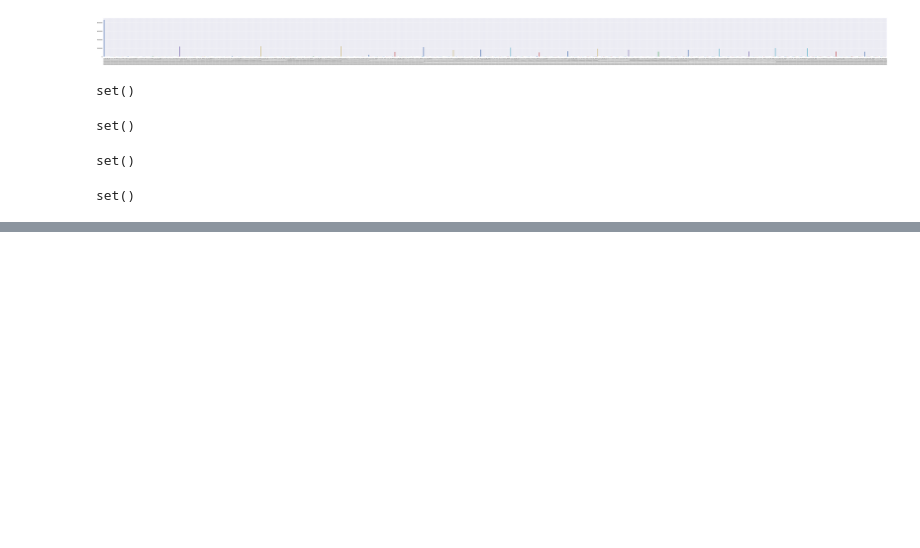
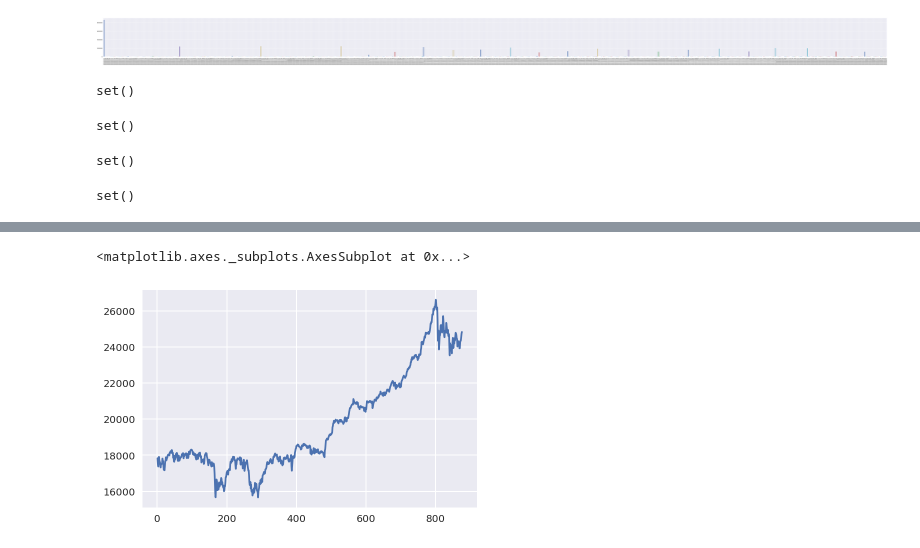
Before and after one commit to Robert-Aduviri/DSG-2018-Qualifiers, a Jupyter notebook: notebooks/robert/RA-01-EDA.ipynb, the cells around one changed output, grey strips where cells are left out. Saved outputs shown, nothing was run; the diff lists cells and outputs as text; code cells hidden in the pictures; blank space fills up the shorter version.

```diff
--- a/notebooks/robert/RA-01-EDA.ipynb
+++ b/notebooks/robert/RA-01-EDA.ipynb
@@ -148,0 +257,5 @@ set()
+# %%
+macro['DOWJONES_INDU'].plot()
+# %% [output]
+<matplotlib.axes._subplots.AxesSubplot at 0x...>
+[figure, added]
```
Also changed, not shown: parts of 13 cells of this notebook, 2 other files.
